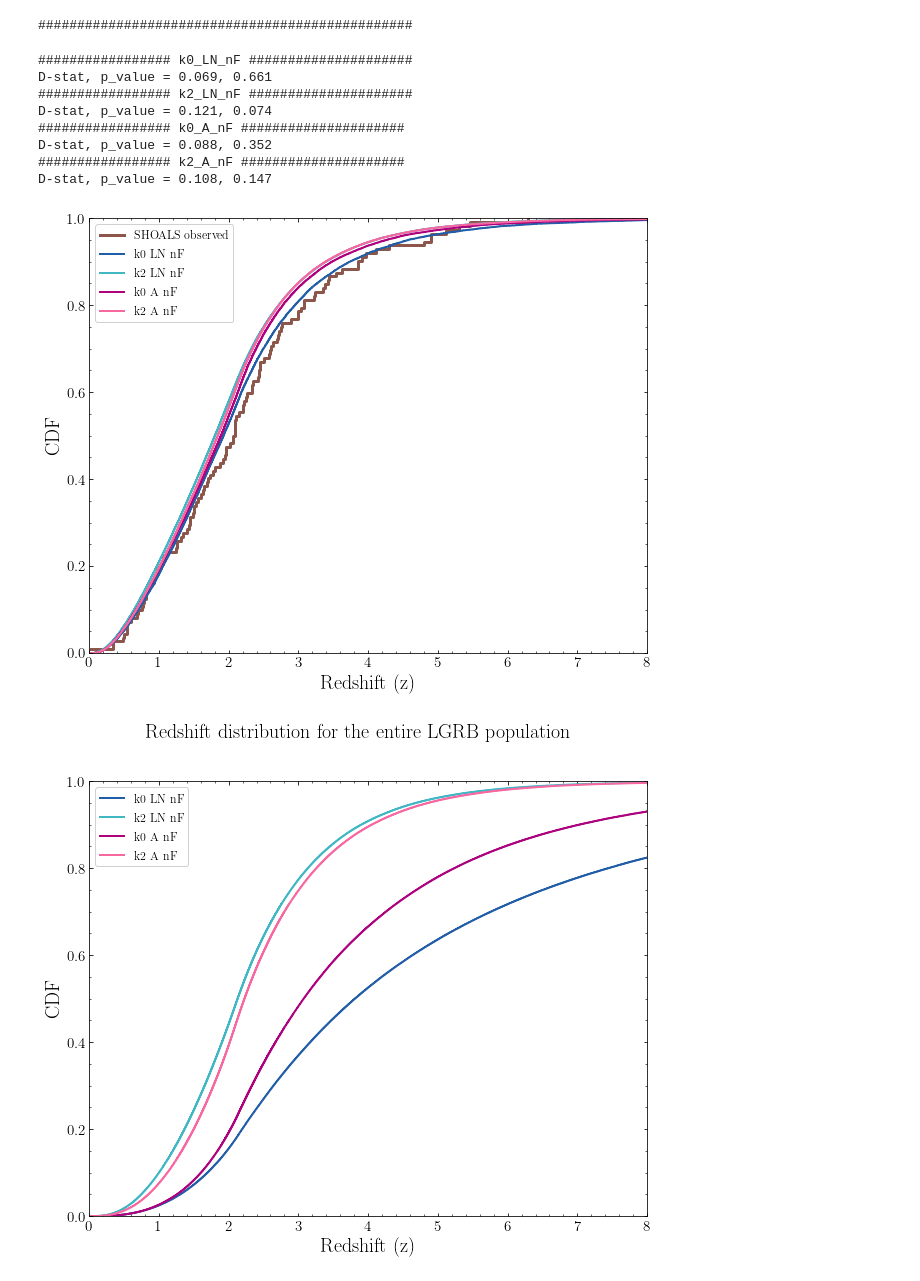
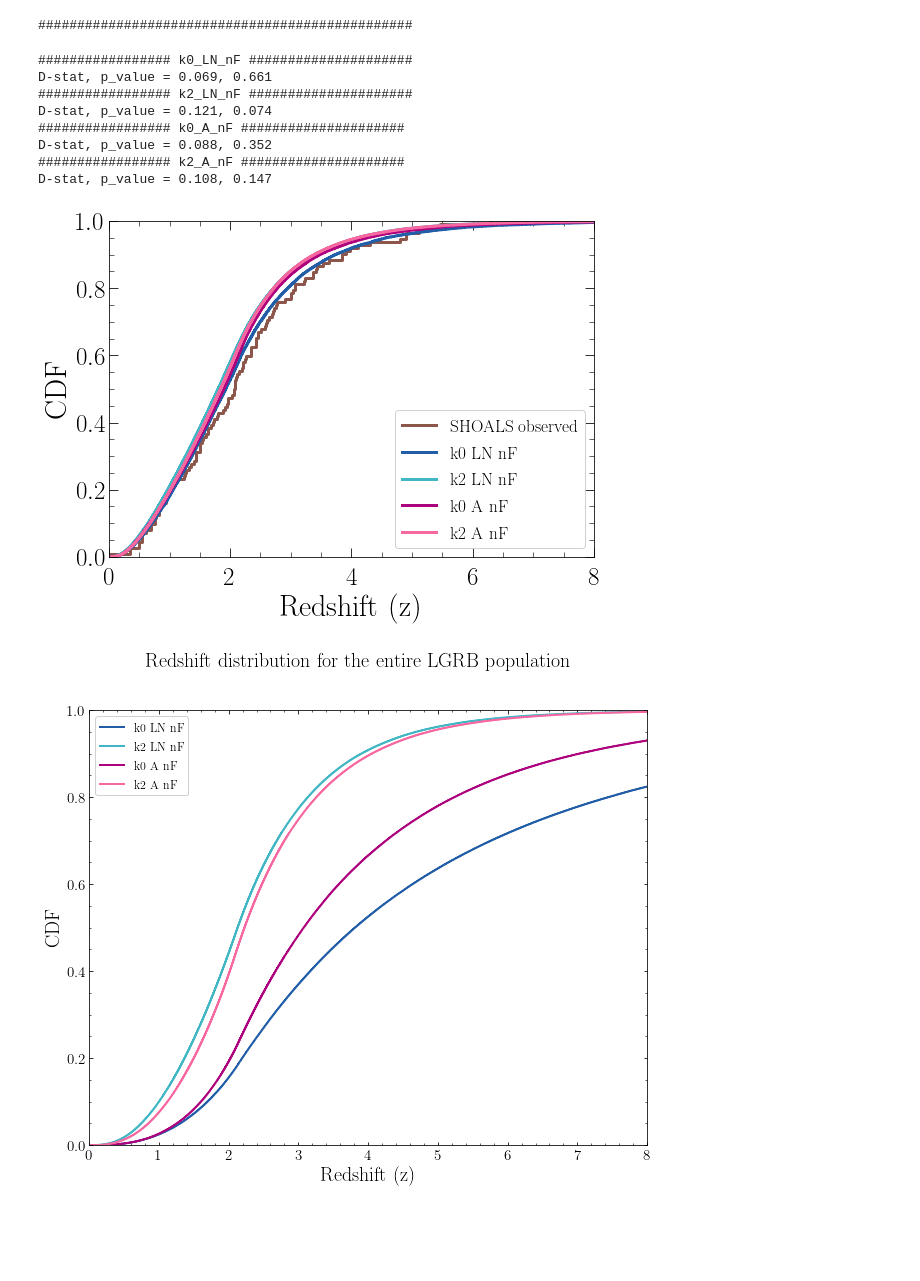
Before and after one commit to JPalmerio/GRB_population_model, a Jupyter notebook: ipynb_codes/Compare_best_models.ipynb, the cells around one changed output. Cells and saved outputs as stored; diff of their text form; code cells hidden in the pictures; blank space fills up the shorter version.

```diff
--- a/ipynb_codes/Compare_best_models.ipynb
+++ b/ipynb_codes/Compare_best_models.ipynb
@@ -37,7 +37,7 @@ logging.basicConfig(stream=sys.stdout, level=logging.DEBUG,
                     format='%(asctime)s.%(msecs)03d [%(levelname)s] %(message)s',
                     datefmt='%H:%M:%S')
 
-plt.style.use('presentation')
+plt.style.use('paper')
 # %%
 paths_to_dir, paths_to_files = io.generate_paths()
 # %% [output]
@@ -170,8 +149,3 @@ dfs[mod]
-# %%
-dfs_old = {}
-for mod in model_names:
-    dfs_old[mod] = pd.read_parquet(paths_to_dir['output'] + f'/population_{mod}')
-    dfs_old[mod][key] = df[mod][key]
 # %%
 # Save the best populations to avoid recalculating each time
 if not load_files:
@@ -319,29 +292,33 @@ for mod in model_names_ks:
 # %%
 # Plot the redshift distribution expected for SHOALS in the case of k=0 and k=2 for LogNormal and Amati models
 # Also compute the KS tests between these redshift distributions and the observed SHOALS redshift distribution
-fig, ax = plt.subplots(figsize=(10,8))
-df_obs = obs.read_SHOALS_file()
+fig, ax = plt.subplots(figsize=(8,6))
+df_obs = io.read_SHOALS_file()
 for i,mod in enumerate(model_names_ks):
     print(f"################# {mod} #####################")
-    obs.plot_SHOALS_distr(dfs[mod][dfs[mod]['pdet_SHOALS']==1]['z'],
+    pf.plot_SHOALS_distr(dfs[mod][dfs[mod]['pdet_SHOALS']==1]['z'],
                           key='z',
                           plot_obs=(i==0),
                           cumul=True,
-                          fig=fig,
+                          ax=ax,
                           mod_color=colors[i],
                           mod_label=mod.replace('_',' '))
     D_stat, p_value = ks_2samp(dfs[mod][dfs[mod]['pdet_SHOALS']==1]['z'], df_obs['z'])
     print("D-stat, p_value = {:.3f}, {:.3f}".format(D_stat, p_value))
+ax.set_xlabel('Redshift (z)')
+ax.set_xlim(0,8)
+# plt.savefig('/Users/palmerio/Science_projects/Papers/LGRB_population_model/plots/SHOALS_z_distr.pdf')
+plt.show()
 # %% [output]
 ################# k0_LN_nF #####################
 D-stat, p_value = 0.069, 0.661
 ################# k2_LN_nF #####################
 D-stat, p_value = 0.121, 0.074
 ################# k0_A_nF #####################
 D-stat, p_value = 0.088, 0.352
 ################# k2_A_nF #####################
 D-stat, p_value = 0.108, 0.147
-[figure, old version]
+[figure, new version]
 # %%
 # Since all the redshift distribution of SHOALS look the same, I looked at the redshift distribution
 # of the whole LGRB population, which is plotted below
```
Also changed, not shown: parts of 14 cells of this notebook, 12 other files.
